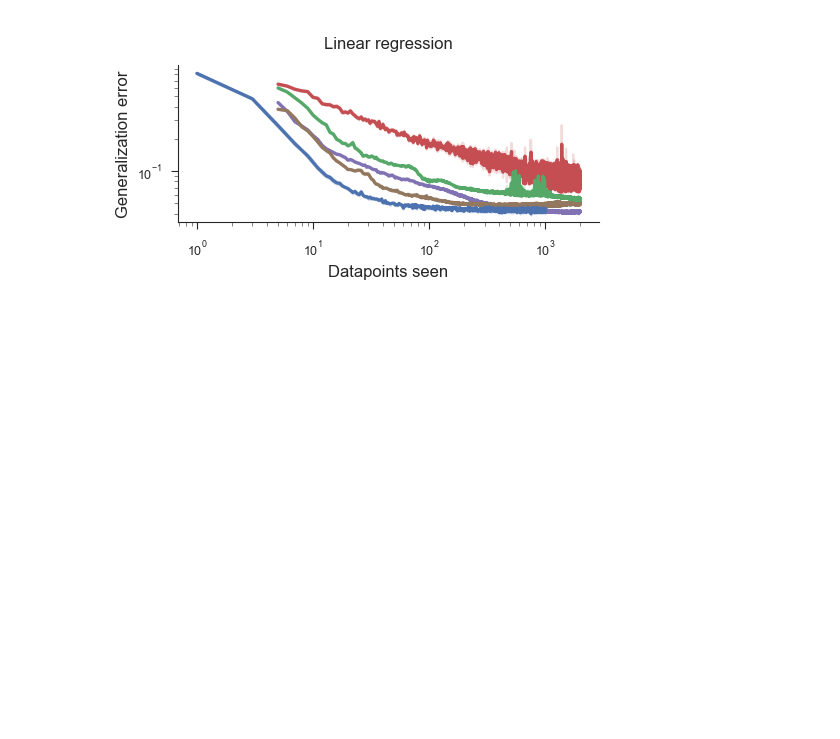
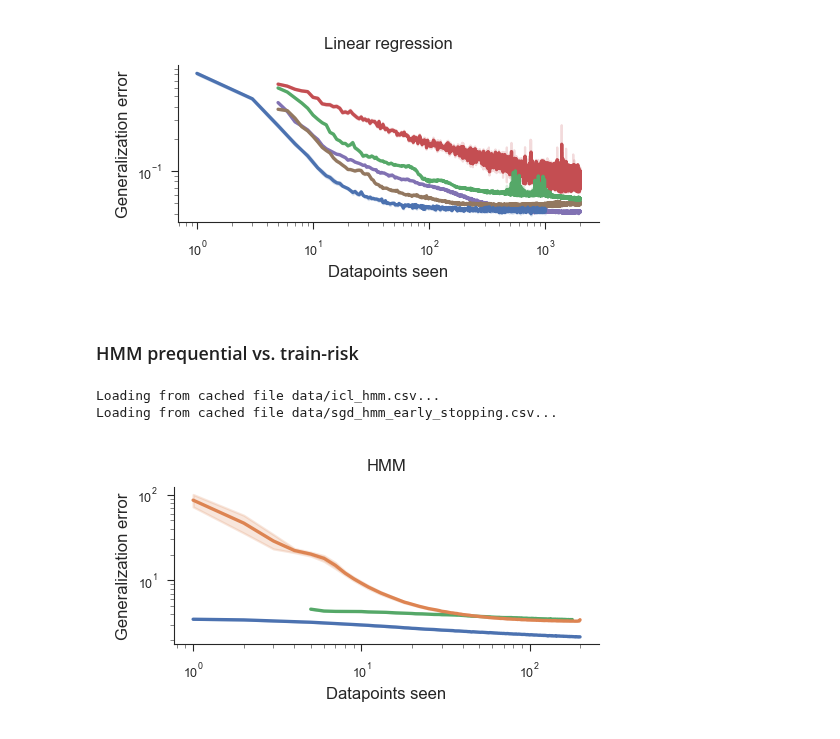
Before and after one commit to 3rdCore/PrequentialCode, a Jupyter notebook: papers/preprint/notebook.ipynb, the cells around one changed output. Drawn from its saved outputs; the diff is of its cells as text; code cells hidden in the pictures; blank space fills up the shorter version.

Commit message:
Updated figures

```diff
--- a/papers/preprint/notebook.ipynb
+++ b/papers/preprint/notebook.ipynb
@@ -888,3 +889,58 @@ fig.savefig("saved/sgd_methods.pdf")
 plt.show()
 # %% [output]
 [figure]
+# %% [markdown]
+### HMM prequential vs. train-risk
+# %%
+data_icl_hmm = get_run_results(
+    entity="dhanya-shridar",
+    project="Prequential-ICL",
+    metrics=["val_tasks/n_sample_loss_nexttoken"],
+    x_axis="n_samples",
+    filters={
+        "config.dataset.name": "hmm_supervised",
+        "config.task_name": "meta_optimizer",
+        "tags": {
+            "$in": [
+                "experiments/prequential_vs_train/symbolic",
+            ]
+        },
+    },
+    user="ericelmoznino",
+    save_path="data/icl_hmm.csv",
+)
+data_icl_hmm["method"] = data_icl_hmm["meta_objective"]
+data_sgd_hmm = get_run_results(
+    entity="dhanya-shridar",
+    project="Prequential-ICL",
+    metrics=["val_tasks/n_sample_loss_nexttoken"],
+    x_axis="n_samples",
+    filters={
+        "config.dataset.name": "hmm_supervised",
+        "config.task_name": "sgd_optimizer",
+        "tags": {
+            "$in": [
+                "experiments/sgd_vs_prequential/symbolic",
+            ]
+        },
+    },
+    user="ericelmoznino",
+    save_path="data/sgd_hmm_early_stopping.csv",
+)
+data_sgd_hmm = smooth_data(data_sgd_hmm)
+data_sgd_hmm["method"] = "sgd_val_early_stop"
+data_hmm = pd.concat([data_icl_hmm, data_sgd_hmm])
+# %% [output]
+Loading from cached file data/icl_hmm.csv...
+Loading from cached file data/sgd_hmm_early_stopping.csv...
+# %%
+fig, ax = plt.subplots(1, 1, figsize=(2.5, 1.3))
+
+plot_nsample_loss(ax, data_hmm)
+
+ax.set(title="HMM", yscale="log")  # NOTE: y is on log scale!!!
+
+fig.savefig("saved/prequential_vs_train_hmm.pdf")
+plt.show()
+# %% [output]
+[figure, added]
```
Also changed, not shown: parts of 1 cell of this notebook, 4 other files.
